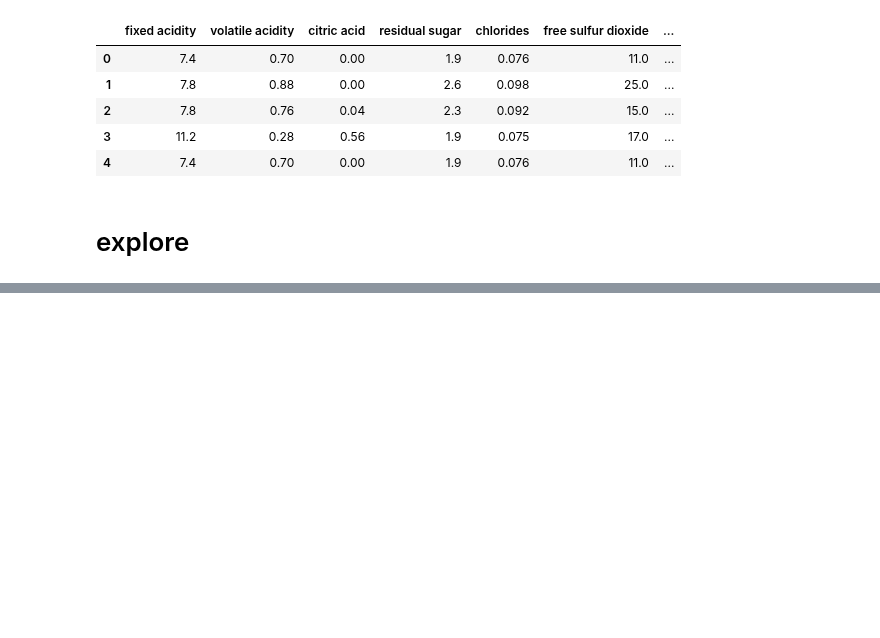
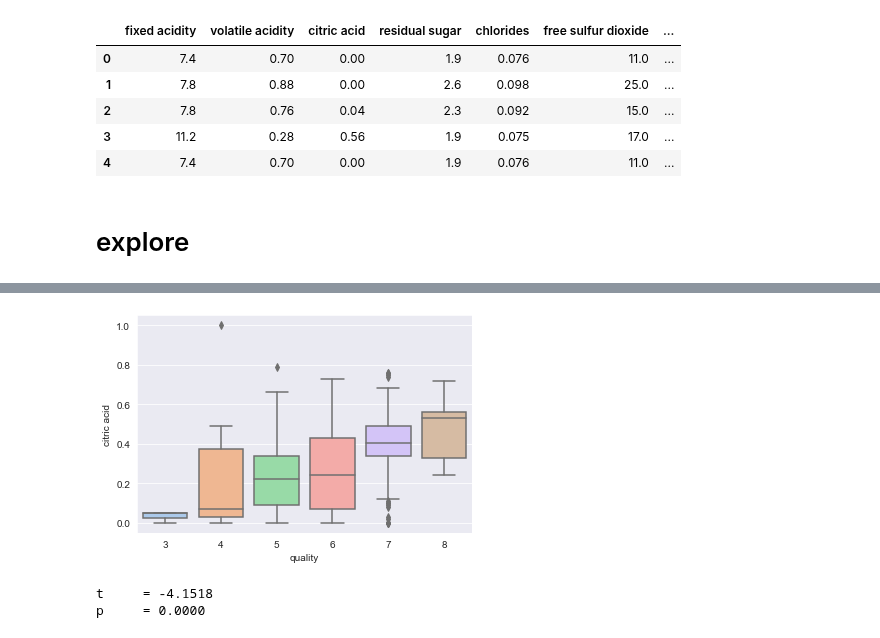
Before and after one commit to Michael-Austin-Mesa/wine-classification-project, a Jupyter notebook: final_report.ipynb, the cells around one changed output, grey strips where cells are left out. Saved outputs shown, nothing was run; the diff lists cells and outputs as text; code cells hidden in the pictures; blank space fills up the shorter version.

```diff
--- a/final_report.ipynb
+++ b/final_report.ipynb
@@ -58,0 +72,11 @@ NameError: name 'e' is not defined
+# %%
+# boxplot of citric acid
+e.get_citric_boxplot(train)
+# %% [output]
+[figure, added]
+# %%
+# t-test of citric acid
+e.get_ind_ttest_citric_acid(train)
+# %% [output]
+t     = -4.1518
+p     = 0.0000
```
Also changed, not shown: parts of 10 cells of this notebook.
